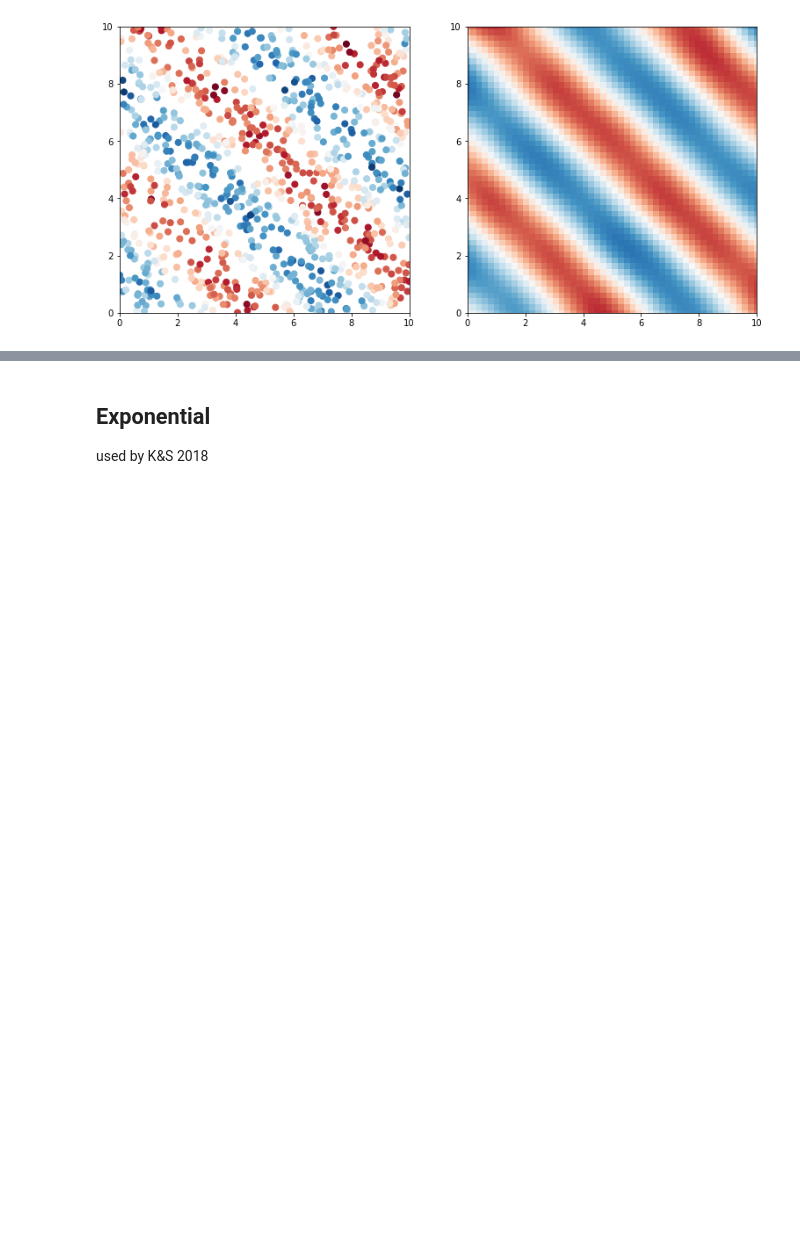
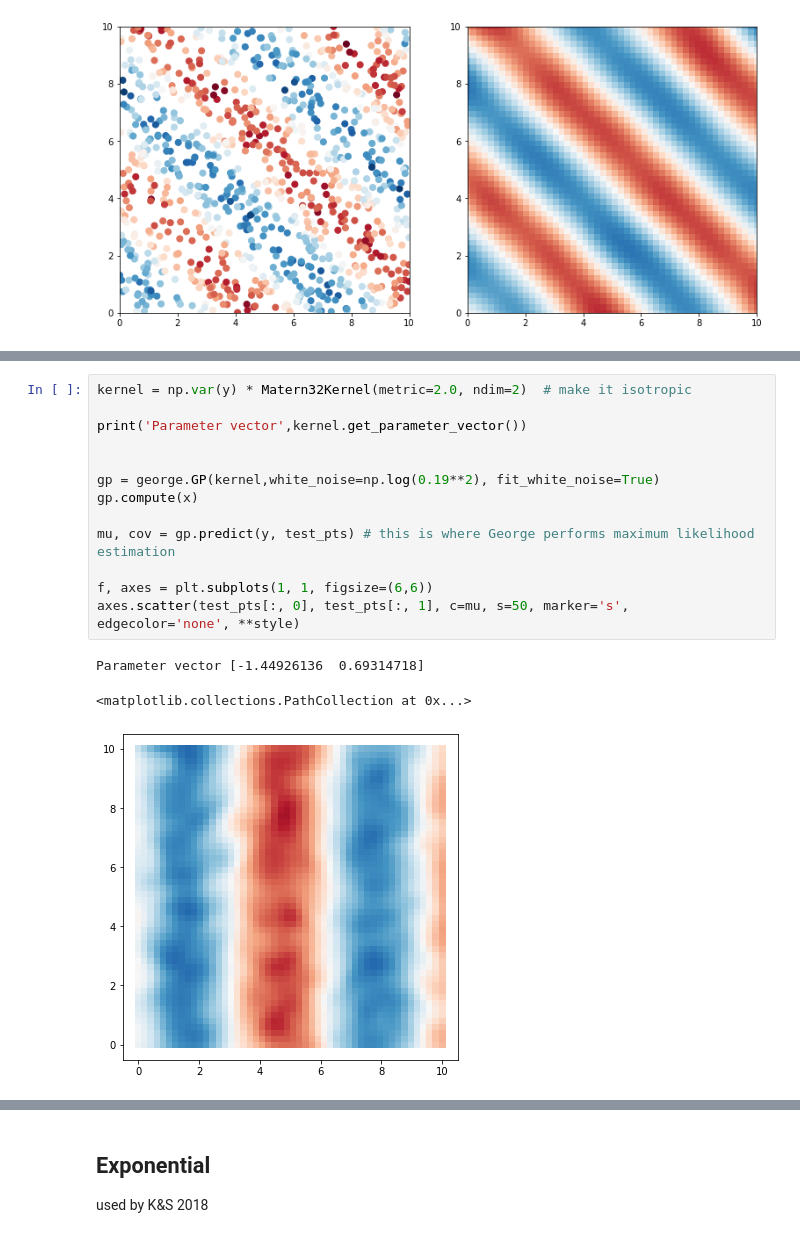
Before and after one commit to oceanhackweek/ohw20-proj-argo-mapping, a Jupyter notebook: notebook2-interpolate_2D_using_george-isabelle.ipynb, the cells around one changed output, grey strips where cells are left out. Saved outputs shown, nothing was run; the diff lists cells and outputs as text; blank space fills up the shorter version.

Commit message:
isotropic vs anisotropic case

```diff
--- a/notebook2-interpolate_2D_using_george-isabelle.ipynb
+++ b/notebook2-interpolate_2D_using_george-isabelle.ipynb
@@ -191,0 +215,17 @@ for ax in axes:
+# %%
+kernel = np.var(y) * Matern32Kernel(metric=2.0, ndim=2)  # make it isotropic
+
+print('Parameter vector',kernel.get_parameter_vector())
+
+
+gp = george.GP(kernel,white_noise=np.log(0.19**2), fit_white_noise=True)
+gp.compute(x)
+
+mu, cov = gp.predict(y, test_pts) # this is where George performs maximum likelihood estimation
+
+f, axes = plt.subplots(1, 1, figsize=(6,6))
+axes.scatter(test_pts[:, 0], test_pts[:, 1], c=mu, s=50, marker='s', edgecolor='none', **style)
+# %% [output]
+Parameter vector [-1.44926136  0.69314718]
+<matplotlib.collections.PathCollection at 0x...>
+[figure, added]
```
Also changed, not shown: parts of 6 cells of this notebook.
